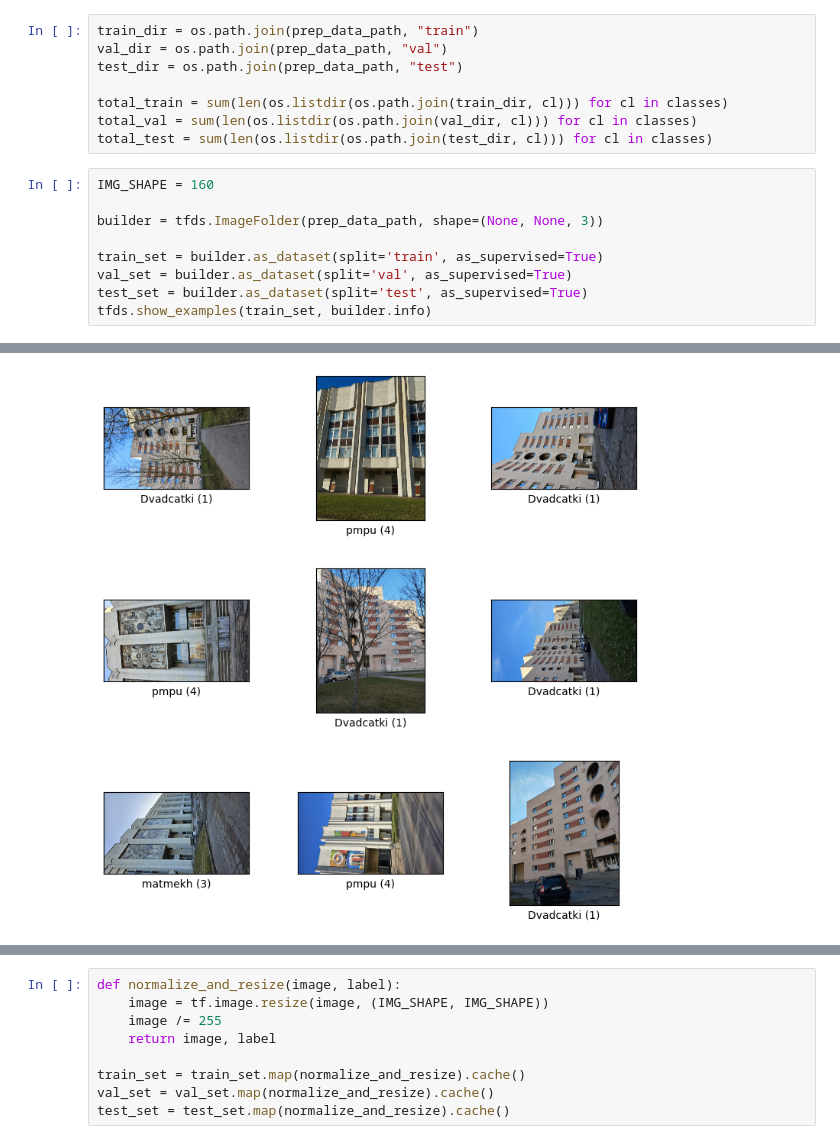
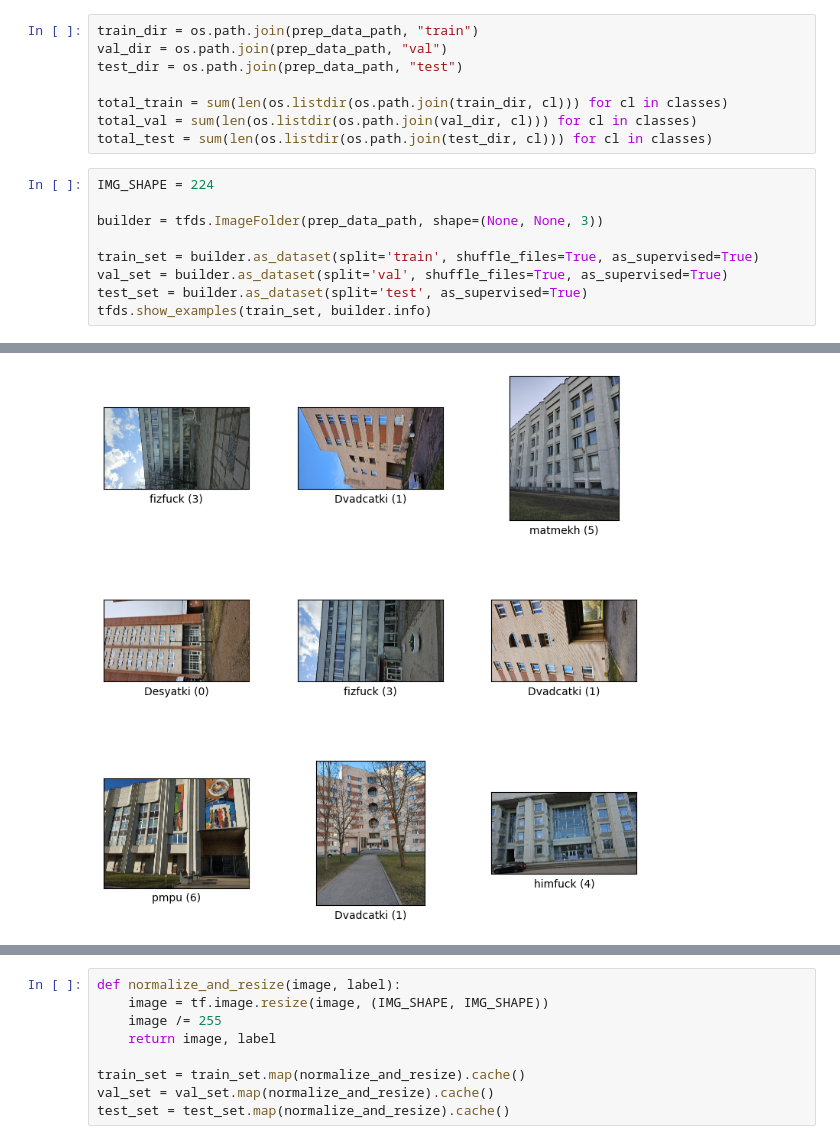
Before and after one commit to illneverwakeup/PUNK-Places-Recognition-Project, a Jupyter notebook: nn_classifier/nn_classifier.ipynb, the cells around one changed output, grey strips where cells are left out. Cells and saved outputs as stored; diff of their text form.

Commit message:
Finished training nn

```diff
--- a/nn_classifier/nn_classifier.ipynb
+++ b/nn_classifier/nn_classifier.ipynb
@@ -88,12 +76,12 @@ total_train = sum(len(os.listdir(os.path.join(train_dir, cl))) for cl in classes
 total_val = sum(len(os.listdir(os.path.join(val_dir, cl))) for cl in classes)
 total_test = sum(len(os.listdir(os.path.join(test_dir, cl))) for cl in classes)
 # %%
-IMG_SHAPE = 160
+IMG_SHAPE = 224
 
 builder = tfds.ImageFolder(prep_data_path, shape=(None, None, 3))
 
-train_set = builder.as_dataset(split='train', as_supervised=True)
-val_set = builder.as_dataset(split='val', as_supervised=True)
+train_set = builder.as_dataset(split='train', shuffle_files=True, as_supervised=True)
+val_set = builder.as_dataset(split='val', shuffle_files=True, as_supervised=True)
 test_set = builder.as_dataset(split='test', as_supervised=True)
 tfds.show_examples(train_set, builder.info)
 # %% [output]
@@ -101 +89 @@ tfds.show_examples(train_set, builder.info)
-[figure, old version]
+[figure, new version]
```
Also changed, not shown: parts of 9 cells of this notebook, 1 other file.
